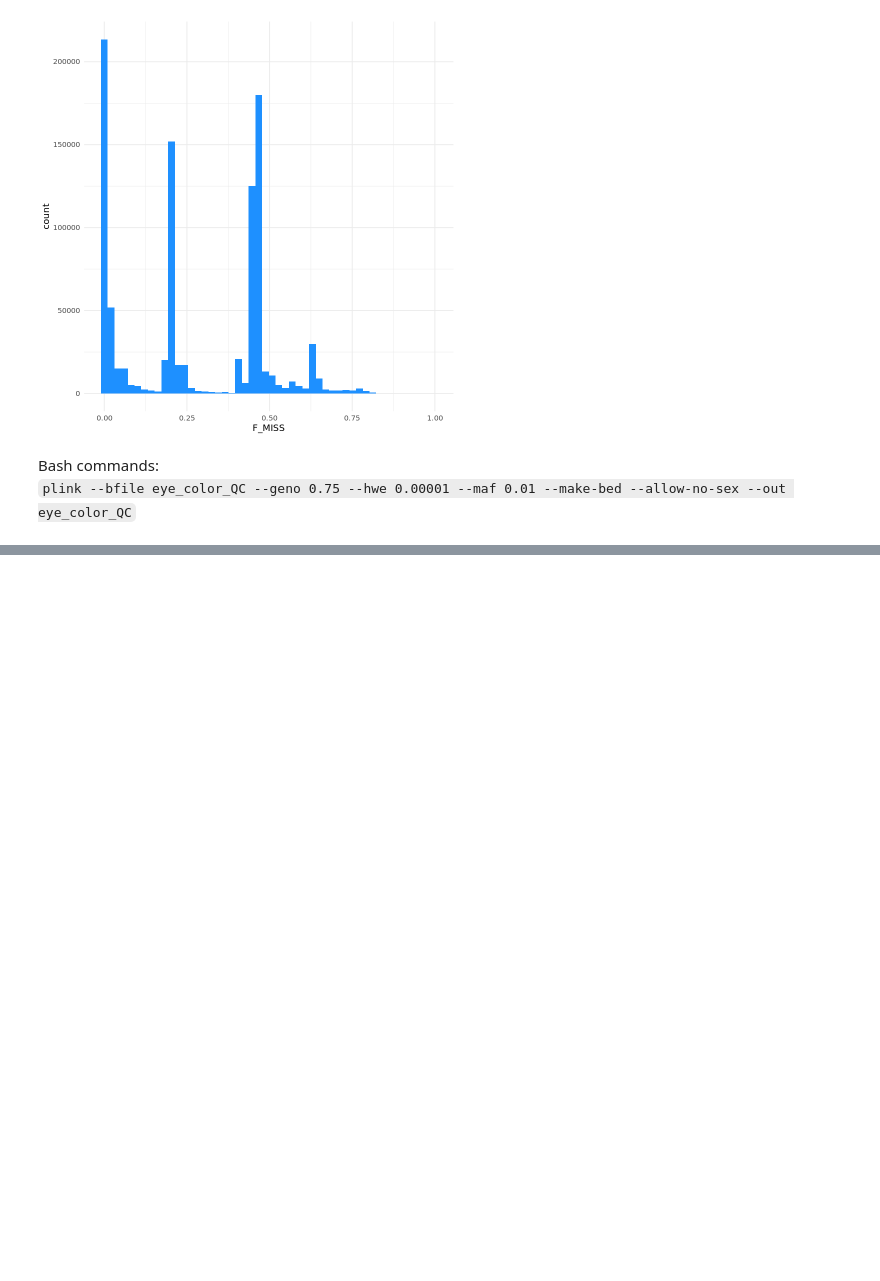
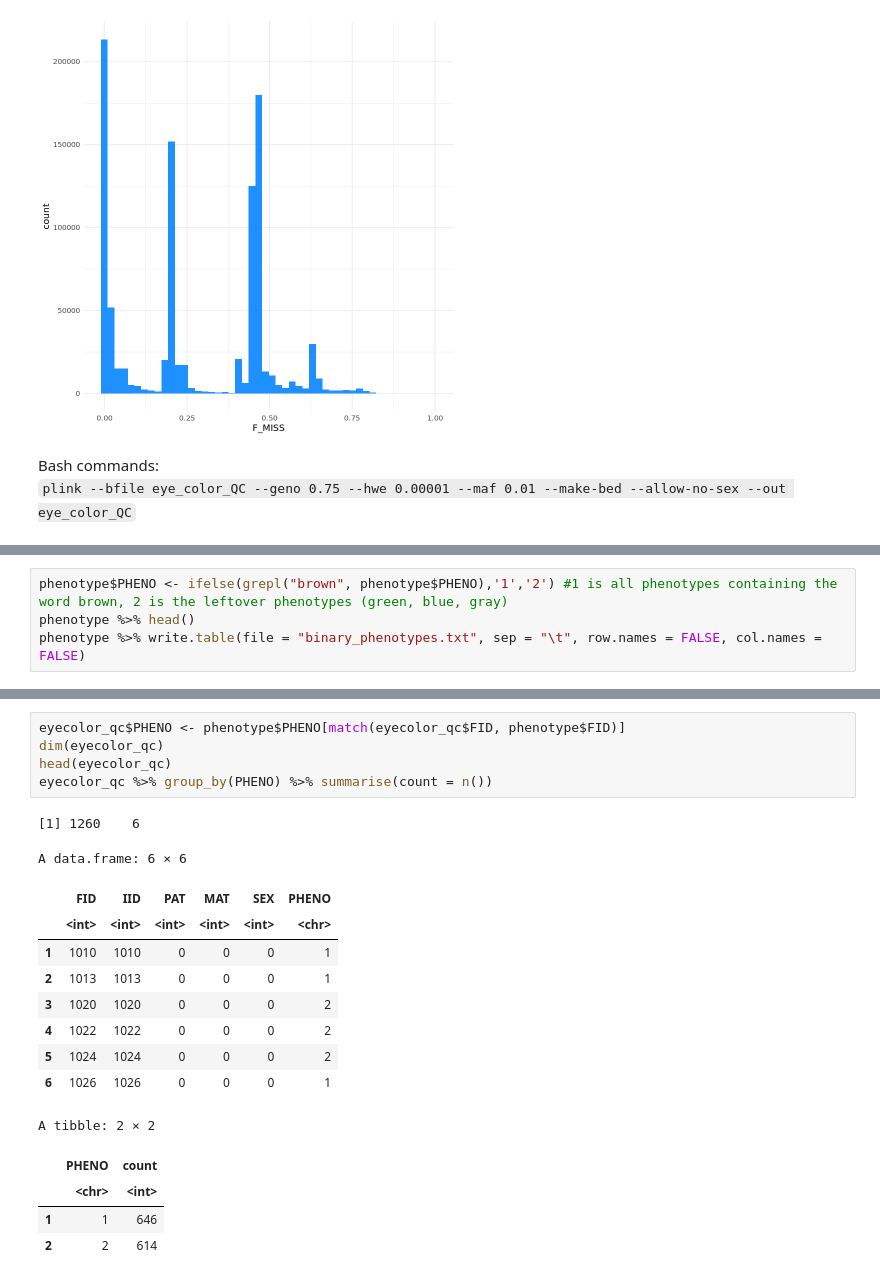
Before and after one commit to rimyjen/popgen-GWAS, a Jupyter notebook: gwas_eyecolor_rikke.ipynb, the cells around one changed output, grey strips where cells are left out. Saved outputs shown, nothing was run; the diff lists cells and outputs as text; blank space fills up the shorter version.

```diff
--- a/gwas_eyecolor_rikke.ipynb
+++ b/gwas_eyecolor_rikke.ipynb
@@ -164,0 +192,4 @@ Bash commands:
+# %%
+phenotype$PHENO <- ifelse(grepl("brown", phenotype$PHENO),'1','2') #1 is all phenotypes containing the word brown, 2 is the leftover phenotypes (green, blue, gray)
+phenotype %>% head()
+phenotype %>% write.table(file = "binary_phenotypes.txt", sep = "\t", row.names = FALSE, col.names = FALSE)
@@ -164,0 +206,21 @@ Bash commands:
+# %%
+eyecolor_qc$PHENO <- phenotype$PHENO[match(eyecolor_qc$FID, phenotype$FID)]
+dim(eyecolor_qc)
+head(eyecolor_qc)
+eyecolor_qc %>% group_by(PHENO) %>% summarise(count = n())
+# %% [output]
+[1] 1260    6
+A data.frame: 6 × 6
+|  | FID | IID | PAT | MAT | SEX | PHENO |
+|  | <int> | <int> | <int> | <int> | <int> | <chr> |
+| 1 | 1010 | 1010 | 0 | 0 | 0 | 1 |
+| 2 | 1013 | 1013 | 0 | 0 | 0 | 1 |
+| 3 | 1020 | 1020 | 0 | 0 | 0 | 2 |
+| 4 | 1022 | 1022 | 0 | 0 | 0 | 2 |
+| 5 | 1024 | 1024 | 0 | 0 | 0 | 2 |
+| 6 | 1026 | 1026 | 0 | 0 | 0 | 1 |
+A tibble: 2 × 2
+|  | PHENO | count |
+|  | <chr> | <int> |
+| 1 | 1 | 646 |
+| 2 | 2 | 614 |
```
Also changed, not shown: parts of 5 cells of this notebook.
